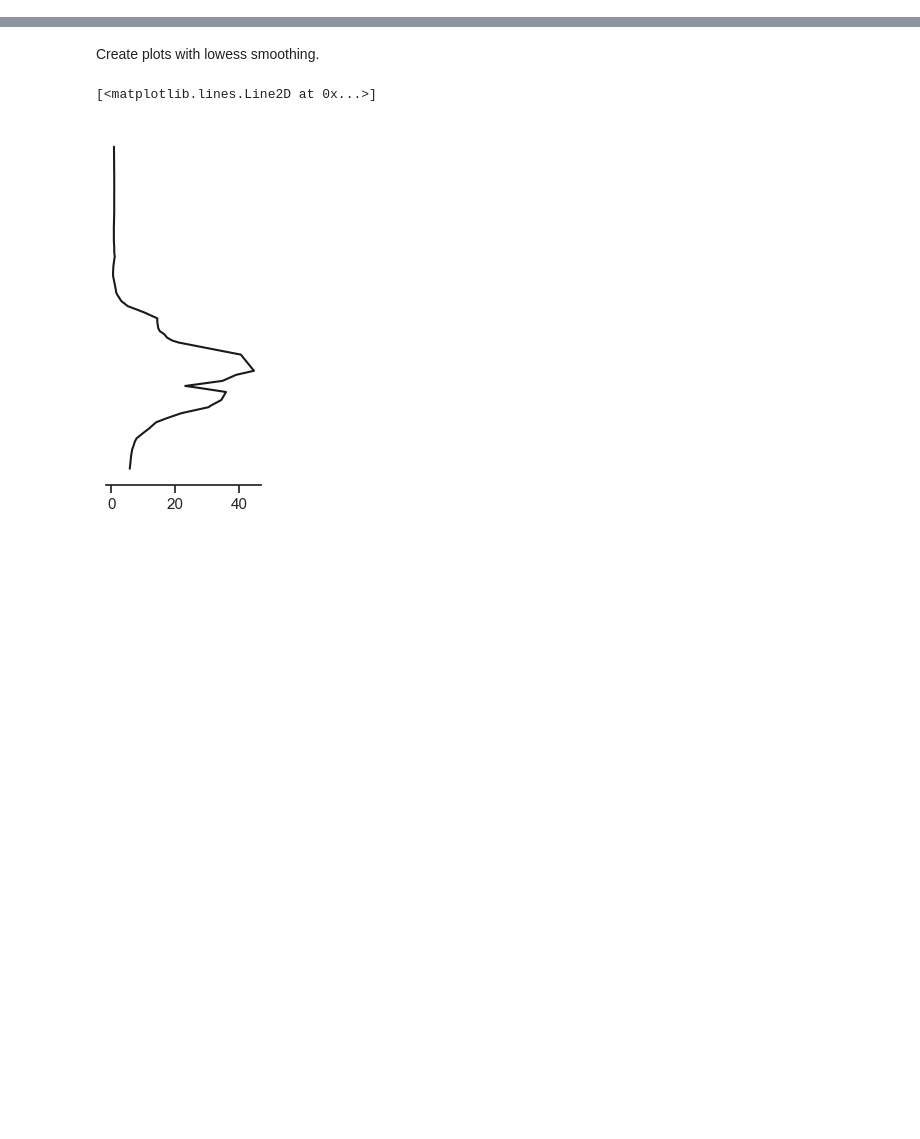
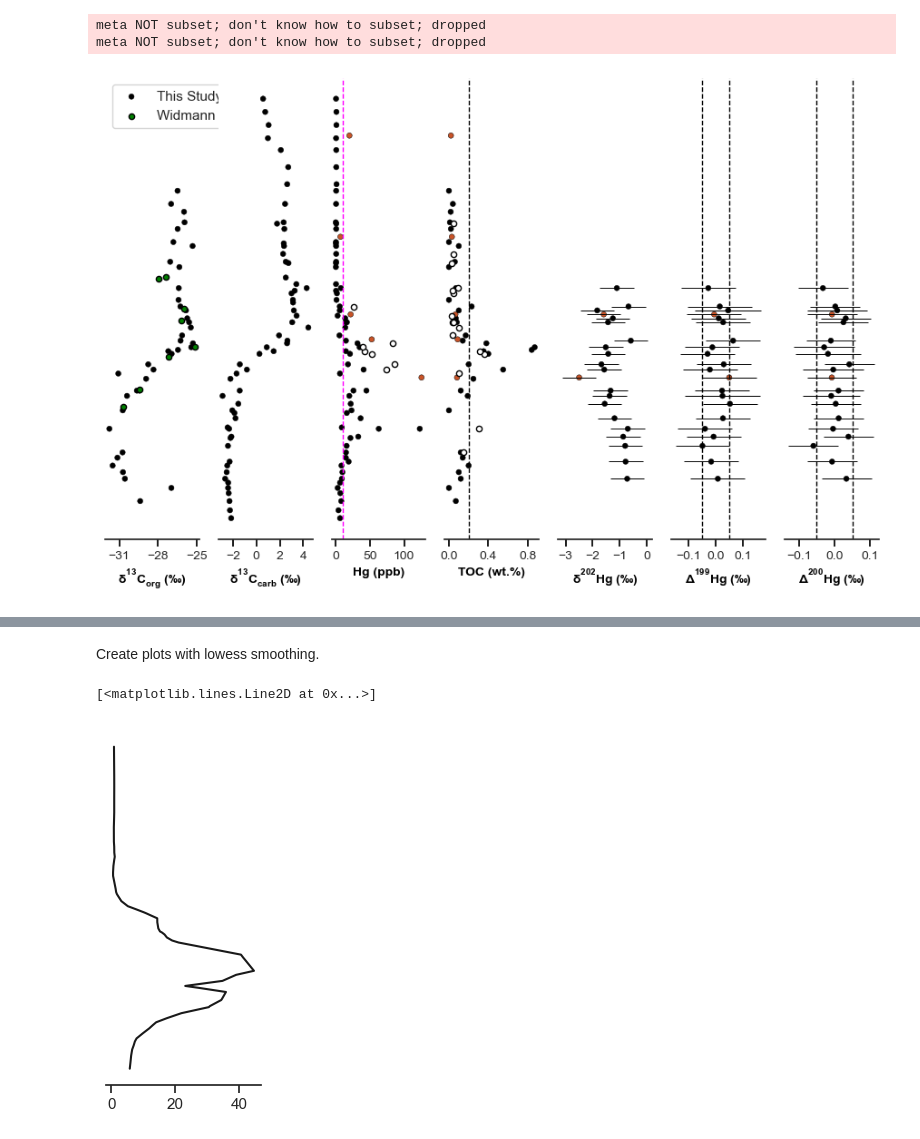
Before and after one commit to oluwaseun-edward/notebooks, a Jupyter notebook: qiakong_data.ipynb, the cells around one changed output, grey strips where cells are left out. Drawn from its saved outputs; the diff is of its cells as text; code cells hidden in the pictures; blank space fills up the shorter version.

```diff
--- a/qiakong_data.ipynb
+++ b/qiakong_data.ipynb
@@ -33,6 +40,61 @@ D200 = df["D200Hg"]
 err200=df["D200_se"]
 d13C = df["d13C"]
 Hg=df["Hg"]
+# %%
+fig, axes = plt.subplots(figsize=(11, 6.6),  # constrained_layout=True,
+                         ncols=7, nrows=1, sharey=True)
+ax0, ax1, ax2, ax3, ax4, ax5, ax6 = axes
+sns.despine(left=True, right=True, top=True, bottom=False)
+plt.yticks([])
+ax= [ax0, ax1, ax2, ax3, ax4, ax5, ax6]
+
+x_ticks = [[-31, -28, -25], [-2, 0, 2, 4], [0, 50, 100],
+           [0, .4, .8], [0, -1, -2, -3], [-0.1, 0, .1], [-0.1, 0, .1]]
+subs = ['Corg', 'd13C', 'Hg', 'TOC', 'd202Hg', 'D199Hg', 'D200Hg']
+ax= [ax0, ax1, ax2, ax3, ax4, ax5, ax6]
+xlabels = ["$\delta^{13}C_{org}\;(‰)$", "$\delta^{13}C_{carb}\;(‰)$", "Hg (ppb)", "TOC (wt.%)",
+           "$\delta^{202}Hg\;(‰)$", "$\Delta^{199}Hg\;(‰)$", "$\Delta^{200}Hg\;(‰)$"]
+err= ["d202_se", "D199_se", "D200_se"]
+err_subs = [d202Hg, D199, D200]
+ax_2=[ax4, ax5, ax6]
+
+# make the subplots using a for loop.
+for ix, sub in enumerate(subs):
+    sns.scatterplot(data=df, x=df[sub], y=depth, ax=ax[ix],
+                    color='black', legend=False, edgecolor='black',
+                    size=20, hue="lithology", palette=colors
+                    )
+    ax[ix].tick_params(labelsize=10, color='black')
+    ax[ix].set_xlabel(xlabels[ix], fontsize=10, c="black", fontweight="bold")
+    ax[ix].set_xticks(x_ticks[ix], labelsize=10)
+
+# add error bars to Hg-isotope subplots
+for ix, sub in enumerate(err):
+    ax_2[ix].errorbar(xerr=df[sub], y=depth, x=err_subs[ix], ecolor="black", color="black",
+                      linestyle='none', elinewidth=0.7, capthick=0.5, mec='black')
+
+# add rock-eval TOC plot to axes 3
+ax3.scatter(df['TOC_RE'], depth, s=20, color="white", edgecolor="black")
+# add Hg/TOC plot to axes 2
+ax2.scatter(Hg_TOC, depth, s=20, color="white", edgecolor="black")
+
+# add Widmann 2020 d13Corg data to axis 0
+ax0.scatter(df['dCorg'], df['Position'], s=20, color="green", edgecolor="black")
+ax0.legend(loc="upper left", labels=["This Study", "Widmann et al. (2020)"])
+
+# show cut-off points.
+x = [10, .2, 0.05, -0.05, 0.05, -0.05]
+ax_3 = [ax2, ax3, ax5, ax5, ax6, ax6]
+col = ['fuchsia', 'black', 'black', 'black', 'black', 'black']
+
+for i in range(len(x)):
+    ax_3[i].axvline(x[i], linestyle = '--', color = col[i], linewidth=1)
+
+plt.savefig("../plots/qiakong_all.pdf", dpi=600)
+# %% [output]
+meta NOT subset; don't know how to subset; dropped
+meta NOT subset; don't know how to subset; dropped
+[figure, added]
 # %%
 Al = df['Al']
 Fe_Al = df['Fe']/Al
```
Also changed, not shown: parts of 5 cells of this notebook, 3 other files.
